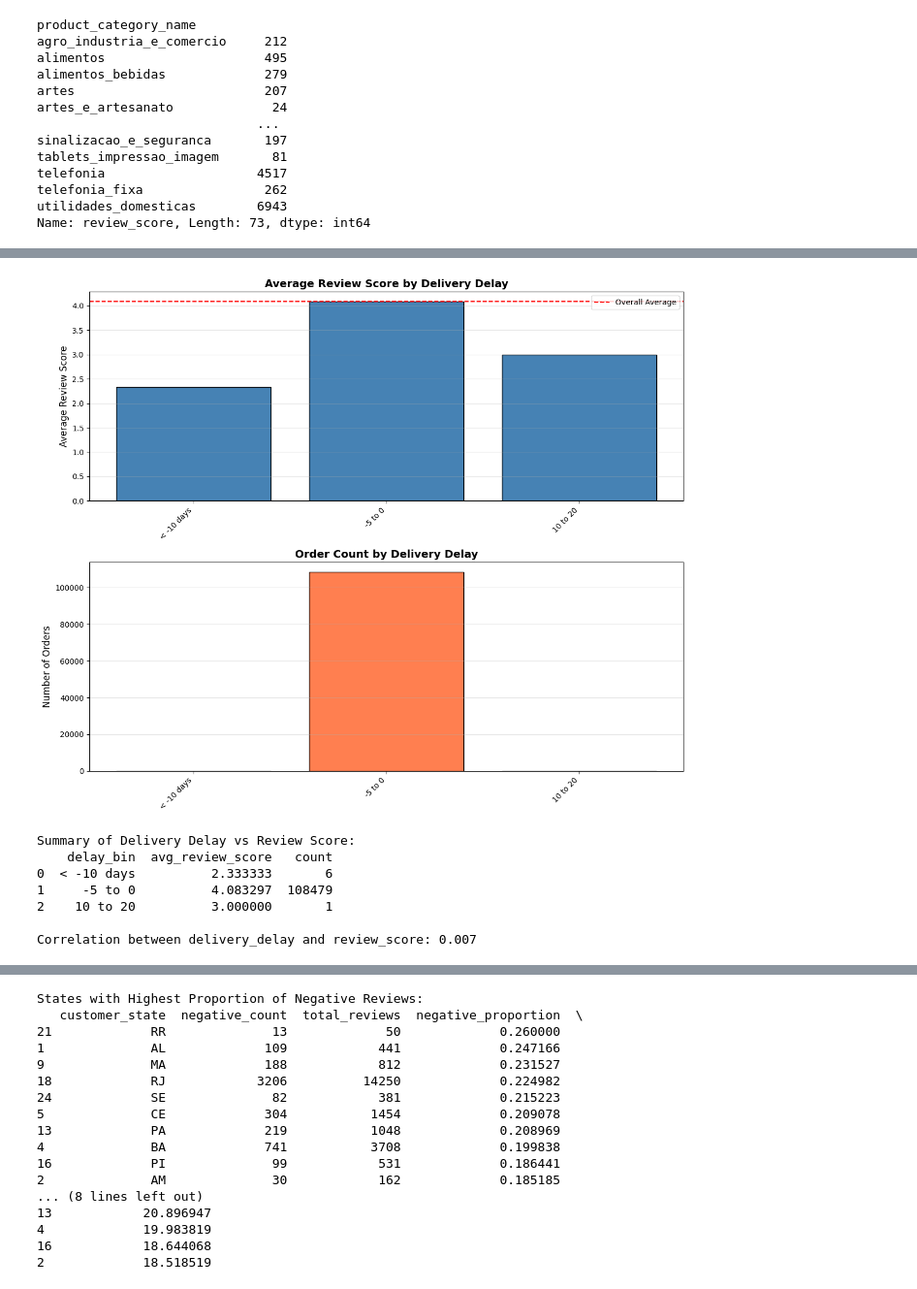
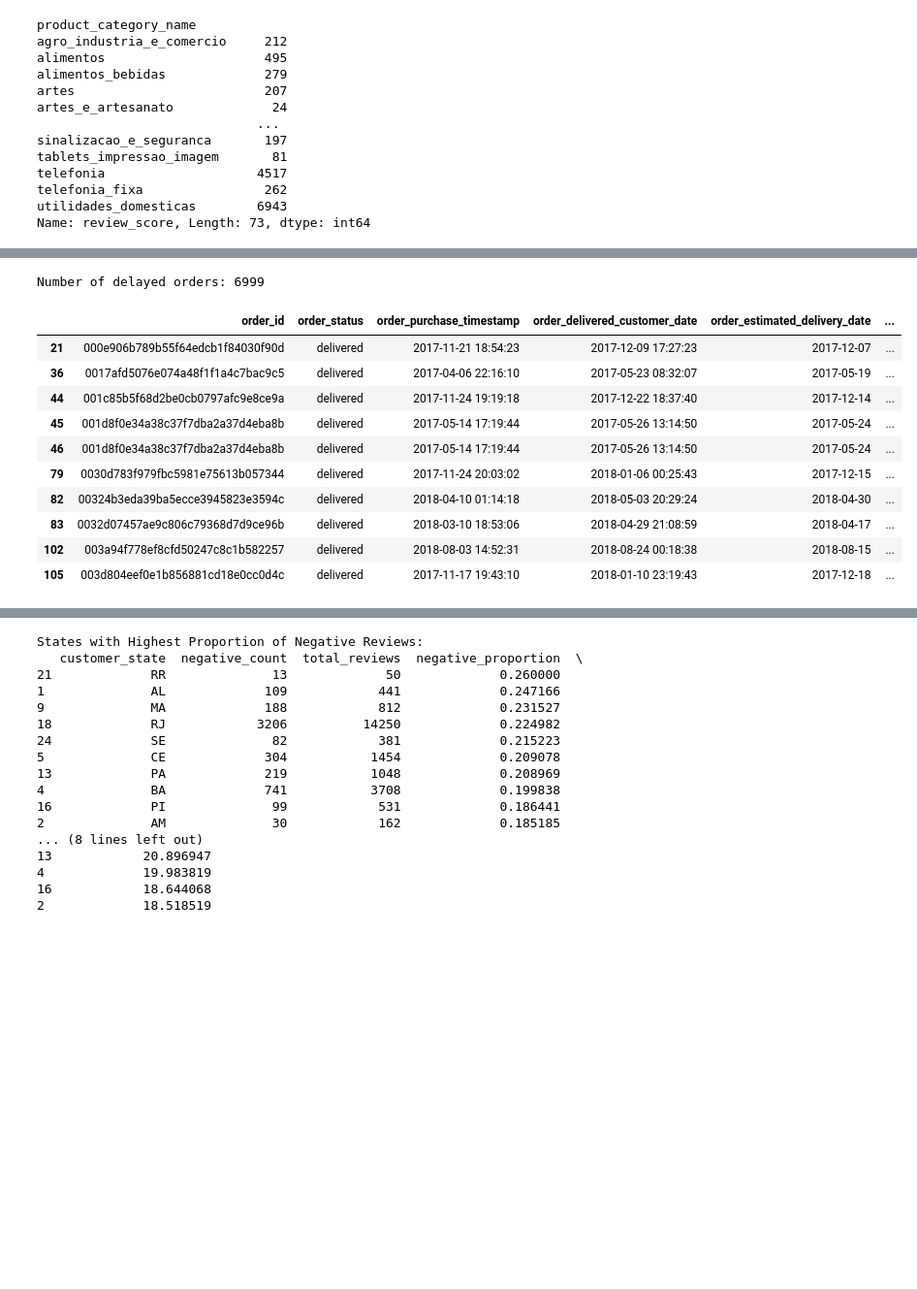
Before and after one commit to Y-Awara/Team-UNO-acl, a Jupyter notebook: MS1new.ipynb, the cells around one changed output, grey strips where cells are left out. Shown: that part at 97% size. Drawn from its saved outputs; the diff is of its cells as text; code cells hidden in the pictures; blank space fills up the shorter version.

```diff
--- a/MS1new.ipynb
+++ b/MS1new.ipynb
@@ -638,62 +623,18 @@ Number of review scores: 110773
-# %%
-# Ensure date columns are in datetime format
-mergeddf['order_delivered_customer_date'] = pd.to_datetime(mergeddf['order_delivered_customer_date'])
-mergeddf['order_estimated_delivery_date'] = pd.to_datetime(mergeddf['order_estimated_delivery_date'])
-
-# Calculate delivery delay
-mergeddf['delivery_delay'] = (mergeddf['order_delivered_customer_date'] -
-                               mergeddf['order_estimated_delivery_date']).dt.days
-
-# Drop rows with NaN values
-mergeddf_cleaned = mergeddf.dropna(subset=['delivery_delay', 'review_score']).copy()
-
-# Create delay bins
-mergeddf_cleaned['delay_bin'] = pd.cut(
-    mergeddf_cleaned['delivery_delay'],
-    bins=[-float('inf'), -10, -5, 0, 5, 10, 20, 30, float('inf')],
-    labels=['< -10 days', '-10 to -5', '-5 to 0', '0 to 5', '5 to 10', '10 to 20', '20 to 30', '> 30 days']
-)
-
-# Calculate average review score per bin
-delay_review = mergeddf_cleaned.groupby('delay_bin', observed=True).agg({
-    'review_score': ['mean', 'count']
-}).reset_index()
-delay_review.columns = ['delay_bin', 'avg_review_score', 'count']
-
-# Visualization
-fig, (ax1, ax2) = plt.subplots(2, 1, figsize=(12, 10))
-
-# Plot 1: Average review score by delay bin
-ax1.bar(range(len(delay_review)), delay_review['avg_review_score'], color='steelblue', edgecolor='black')
-ax1.set_xticks(range(len(delay_review)))
-ax1.set_xticklabels(delay_review['delay_bin'], rotation=45, ha='right')
-ax1.set_ylabel('Average Review Score', fontsize=12)
-ax1.set_title('Average Review Score by Delivery Delay', fontsize=14, fontweight='bold')
-ax1.grid(axis='y', alpha=0.3)
-ax1.axhline(y=mergeddf_cleaned['review_score'].mean(), color='red', linestyle='--', label='Overall Average')
-ax1.legend()
-
-# Plot 2: Count of orders per bin
-ax2.bar(range(len(delay_review)), delay_review['count'], color='coral', edgecolor='black')
-ax2.set_xticks(range(len(delay_review)))
-ax2.set_xticklabels(delay_review['delay_bin'], rotation=45, ha='right')
-ax2.set_ylabel('Number of Orders', fontsize=12)
-ax2.set_title('Order Count by Delivery Delay', fontsize=14, fontweight='bold')
-ax2.grid(axis='y', alpha=0.3)
-
-plt.tight_layout()
-plt.show()
-
-# Print summary statistics
-print("Summary of Delivery Delay vs Review Score:")
-print(delay_review)
-print(f"\nCorrelation between delivery_delay and review_score: {mergeddf_cleaned[['delivery_delay', 'review_score']].corr().iloc[0,1]:.3f}")
-# %% [output]
-[figure, removed]
-Summary of Delivery Delay vs Review Score:
-    delay_bin  avg_review_score   count
-0  < -10 days          2.333333       6
-1     -5 to 0          4.083297  108479
-2    10 to 20          3.000000       1
-
-Correlation between delivery_delay and review_score: 0.007
+# %%
+delayed_orders = mergeddf[mergeddf['delivery_delay'].dt.days > 0]
+
+print(f"Number of delayed orders: {len(delayed_orders)}")
+display(delayed_orders[['order_id', 'order_status', 'order_purchase_timestamp', 'order_delivered_customer_date', 'order_estimated_delivery_date', 'delivery_delay']].head(10))
+# %% [output]
+Number of delayed orders: 6999
+|  | order_id | order_status | order_purchase_timestamp | order_delivered_customer_date | order_estimated_delivery_date | ... |
+| 21 | 000e906b789b55f64edcb1f84030f90d | delivered | 2017-11-21 18:54:23 | 2017-12-09 17:27:23 | 2017-12-07 | ... |
+| 36 | 0017afd5076e074a48f1f1a4c7bac9c5 | delivered | 2017-04-06 22:16:10 | 2017-05-23 08:32:07 | 2017-05-19 | ... |
+| 44 | 001c85b5f68d2be0cb0797afc9e8ce9a | delivered | 2017-11-24 19:19:18 | 2017-12-22 18:37:40 | 2017-12-14 | ... |
+| 45 | 001d8f0e34a38c37f7dba2a37d4eba8b | delivered | 2017-05-14 17:19:44 | 2017-05-26 13:14:50 | 2017-05-24 | ... |
+| 46 | 001d8f0e34a38c37f7dba2a37d4eba8b | delivered | 2017-05-14 17:19:44 | 2017-05-26 13:14:50 | 2017-05-24 | ... |
+| 79 | 0030d783f979fbc5981e75613b057344 | delivered | 2017-11-24 20:03:02 | 2018-01-06 00:25:43 | 2017-12-15 | ... |
+| 82 | 00324b3eda39ba5ecce3945823e3594c | delivered | 2018-04-10 01:14:18 | 2018-05-03 20:29:24 | 2018-04-30 | ... |
+| 83 | 0032d07457ae9c806c79368d7d9ce96b | delivered | 2018-03-10 18:53:06 | 2018-04-29 21:08:59 | 2018-04-17 | ... |
+| 102 | 003a94f778ef8cfd50247c8c1b582257 | delivered | 2018-08-03 14:52:31 | 2018-08-24 00:18:38 | 2018-08-15 | ... |
+| 105 | 003d804eef0e1b856881cd18e0cc0d4c | delivered | 2017-11-17 19:43:10 | 2018-01-10 23:19:43 | 2017-12-18 | ... |
```
Also changed, not shown: parts of 11 cells of this notebook.
